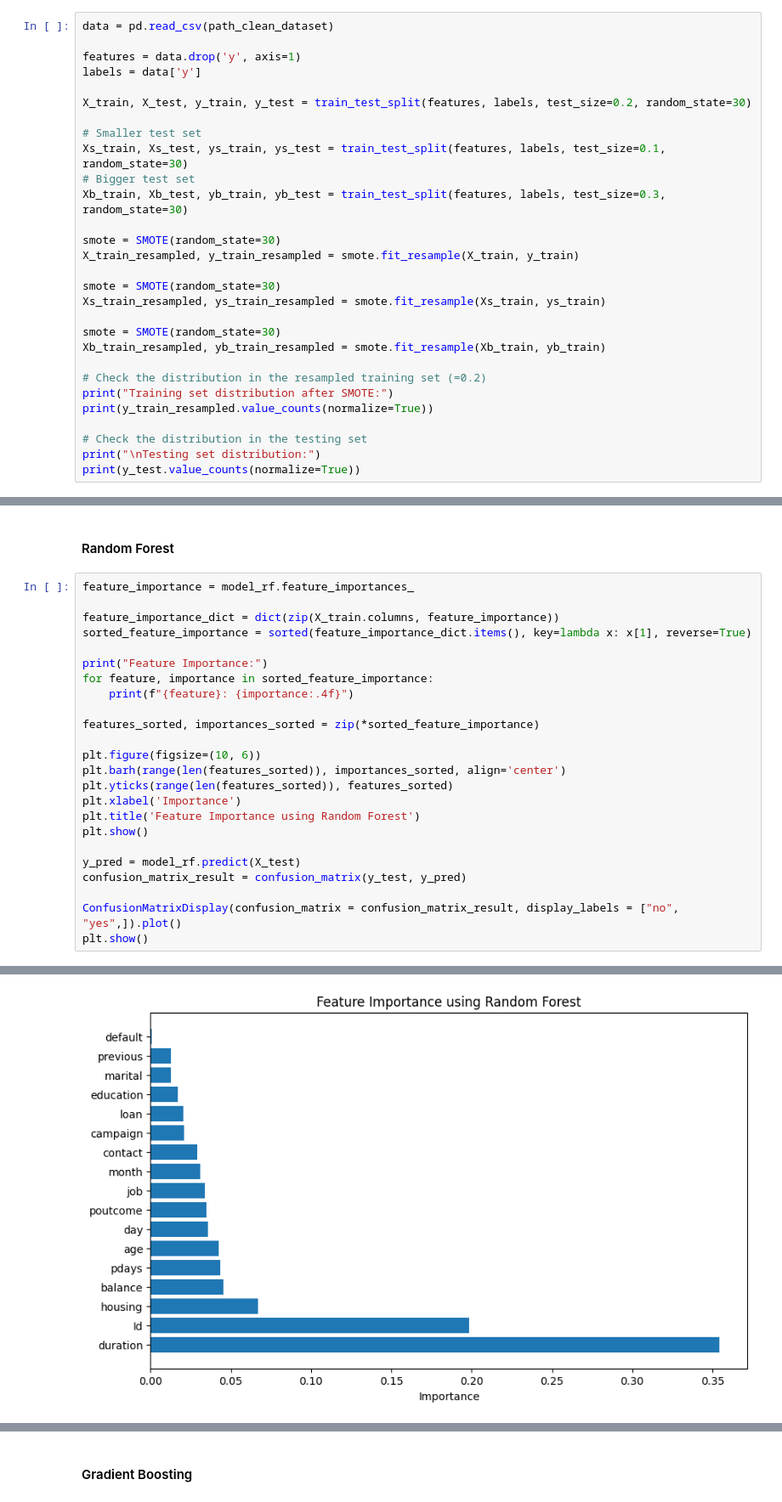
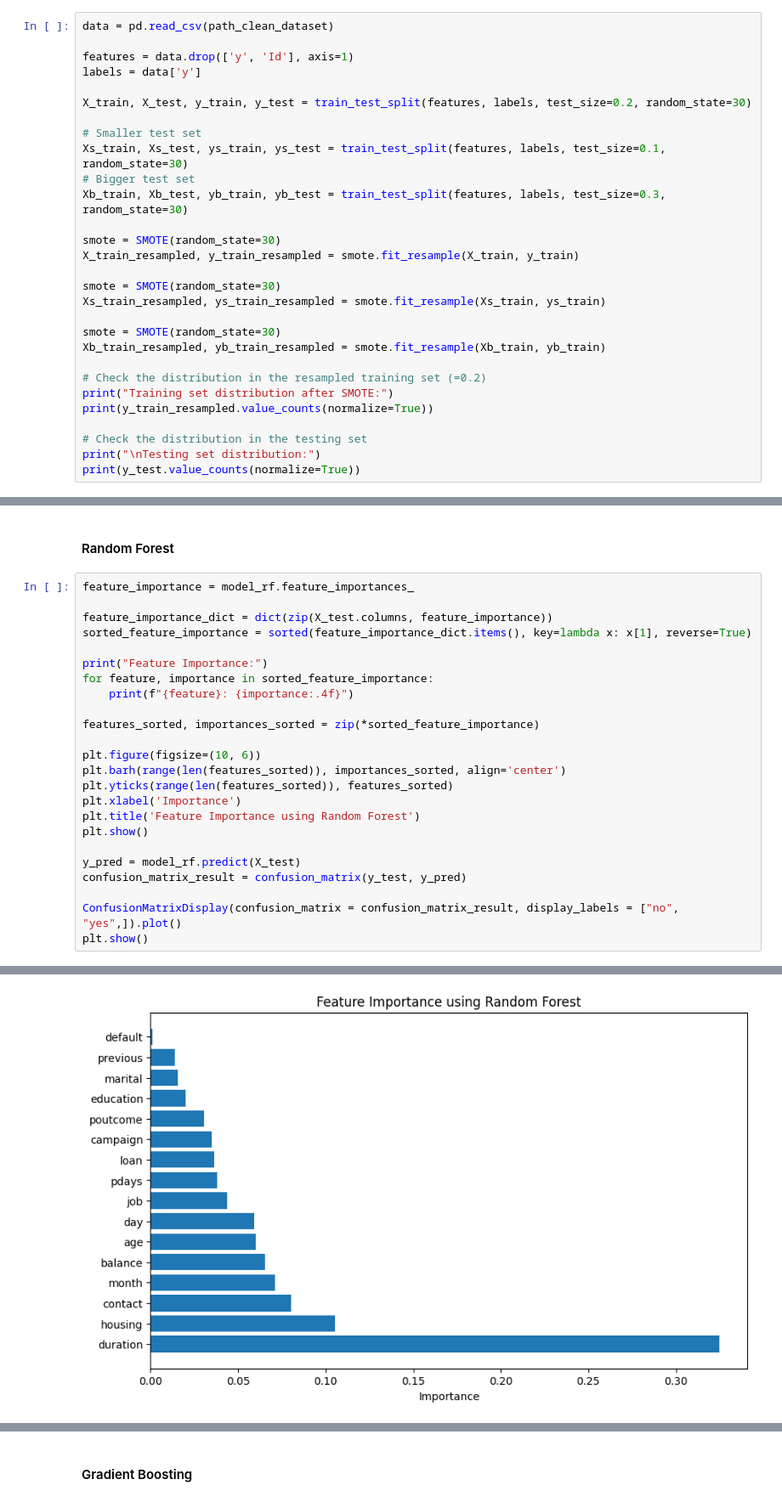
Before and after one commit to DanielCarneiro123/Machine-Learning-Proj, a Jupyter notebook: src/dataset_cleaning.ipynb, the cells around one changed output, grey strips where cells are left out. Shown at 85% size. Cells and saved outputs as stored; diff of their text form.

```diff
--- a/src/dataset_cleaning.ipynb
+++ b/src/dataset_cleaning.ipynb
@@ -349,7 +366,7 @@ First, since the dataset is not balanced, we need to over sample it to make sure
 # %%
 data = pd.read_csv(path_clean_dataset)
 
-features = data.drop('y', axis=1)
+features = data.drop(['y', 'Id'], axis=1)
 labels = data['y']
 
 X_train, X_test, y_train, y_test = train_test_split(features, labels, test_size=0.2, random_state=30)
@@ -902,7 +912,7 @@ plt.show()
 # %%
 feature_importance = model_rf.feature_importances_
 
-feature_importance_dict = dict(zip(X_train.columns, feature_importance))
+feature_importance_dict = dict(zip(X_test.columns, feature_importance))
 sorted_feature_importance = sorted(feature_importance_dict.items(), key=lambda x: x[1], reverse=True)
 
 print("Feature Importance:")
@@ -945 +954 @@ default: 0.0007
-[figure, old version]
+[figure, new version]
```
Also changed, not shown: parts of 15 cells of this notebook.
